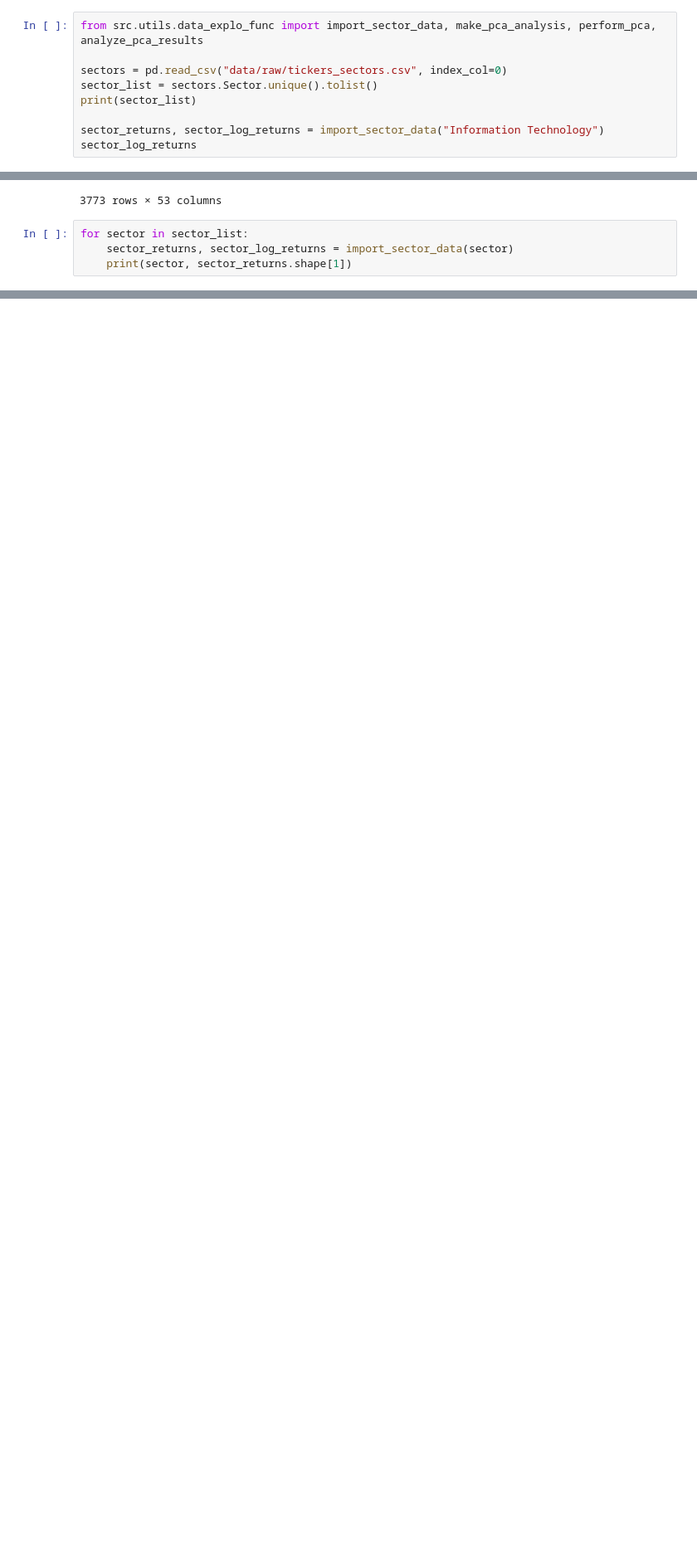
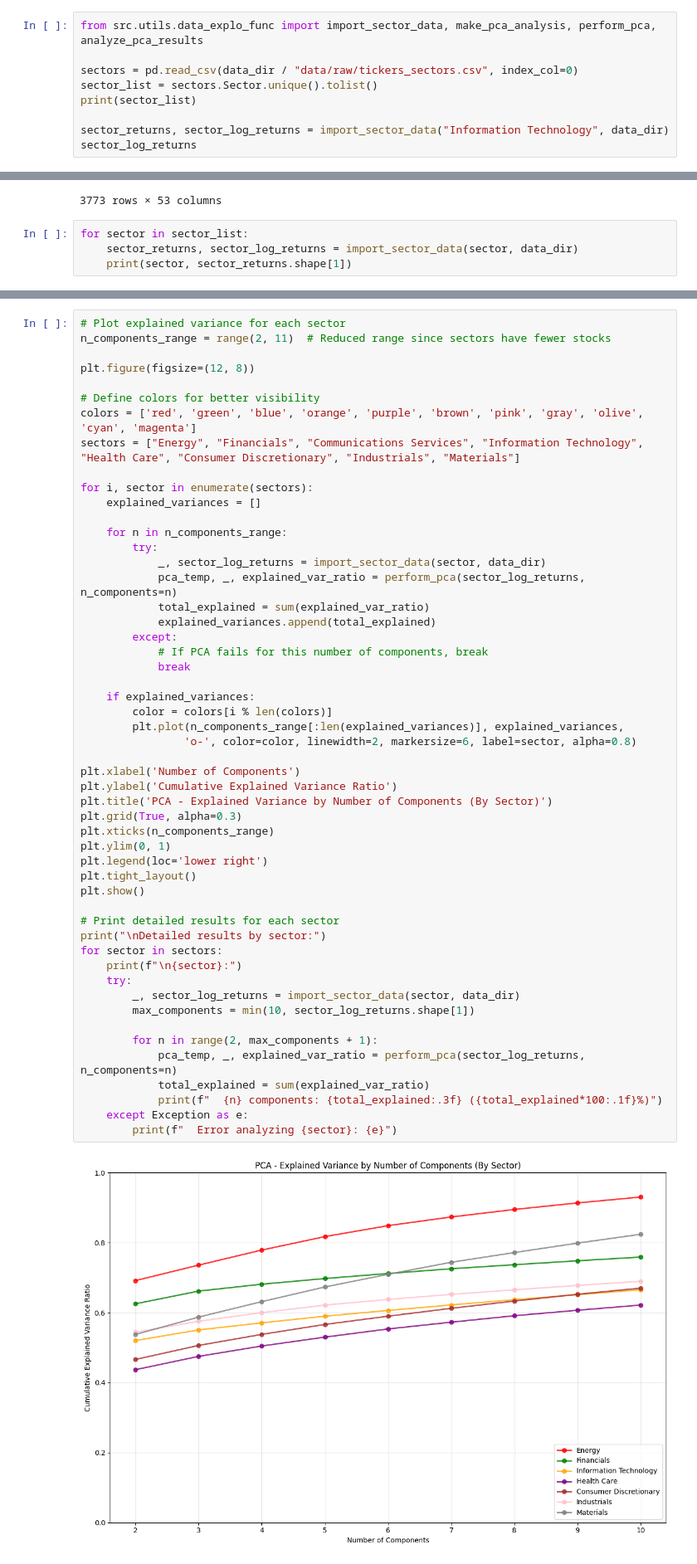
Before and after one commit to etiennechatreaux/DimRed-KAN-Finance, a Jupyter notebook: notebooks/02_data_exploration.ipynb, the cells around one changed output, grey strips where cells are left out. Shown at 83% size. Drawn from its saved outputs; the diff is of its cells as text; blank space fills up the shorter version.

```diff
--- a/notebooks/02_data_exploration.ipynb
+++ b/notebooks/02_data_exploration.ipynb
@@ -30,11 +37,11 @@ After checking, it’s not a stock split — it’s just a macroeconomic event.
 # %%
 from src.utils.data_explo_func import import_sector_data, make_pca_analysis, perform_pca, analyze_pca_results
 
-sectors = pd.read_csv("data/raw/tickers_sectors.csv", index_col=0)
+sectors = pd.read_csv(data_dir / "data/raw/tickers_sectors.csv", index_col=0)
 sector_list = sectors.Sector.unique().tolist()
 print(sector_list)
 
-sector_returns, sector_log_returns = import_sector_data("Information Technology")
+sector_returns, sector_log_returns = import_sector_data("Information Technology", data_dir)
 sector_log_returns
 # %% [output]
 ['Health Care', 'Information Technology', 'Financials', 'Consumer Staples', 'Industrials', 'Utilities', 'Materials', 'Real Estate', 'Consumer Discretionary', 'Energy', 'Communication Services']
@@ -54,7 +61,7 @@ sector_log_returns
 3773 rows × 53 columns
 # %%
 for sector in sector_list:
-    sector_returns, sector_log_returns = import_sector_data(sector)
+    sector_returns, sector_log_returns = import_sector_data(sector, data_dir)
     print(sector, sector_returns.shape[1])
 # %% [output]
 Health Care 53
@@ -100,0 +158,54 @@ Cumulative variance explained: 46.03%
+# %%
+# Plot explained variance for each sector
+n_components_range = range(2, 11)  # Reduced range since sectors have fewer stocks
+
+plt.figure(figsize=(12, 8))
+
+# Define colors for better visibility
+colors = ['red', 'green', 'blue', 'orange', 'purple', 'brown', 'pink', 'gray', 'olive', 'cyan', 'magenta']
+sectors = ["Energy", "Financials", "Communications Services", "Information Technology", "Health Care", "Consumer Discretionary", "Industrials", "Materials"]
+
+for i, sector in enumerate(sectors):
+    explained_variances = []
+
+    for n in n_components_range:
+        try:
+            _, sector_log_returns = import_sector_data(sector, data_dir)
+            pca_temp, _, explained_var_ratio = perform_pca(sector_log_returns, n_components=n)
+            total_explained = sum(explained_var_ratio)
+            explained_variances.append(total_explained)
+        except:
+            # If PCA fails for this number of components, break
+            break
+
+    if explained_variances:
+        color = colors[i % len(colors)]
+        plt.plot(n_components_range[:len(explained_variances)], explained_variances,
+                'o-', color=color, linewidth=2, markersize=6, label=sector, alpha=0.8)
+
+plt.xlabel('Number of Components')
+plt.ylabel('Cumulative Explained Variance Ratio')
+plt.title('PCA - Explained Variance by Number of Components (By Sector)')
+plt.grid(True, alpha=0.3)
+plt.xticks(n_components_range)
+plt.ylim(0, 1)
+plt.legend(loc='lower right')
+plt.tight_layout()
+plt.show()
+
+# Print detailed results for each sector
+print("\nDetailed results by sector:")
+for sector in sectors:
+    print(f"\n{sector}:")
+    try:
+        _, sector_log_returns = import_sector_data(sector, data_dir)
+        max_components = min(10, sector_log_returns.shape[1])
+
+        for n in range(2, max_components + 1):
+            pca_temp, _, explained_var_ratio = perform_pca(sector_log_returns, n_components=n)
+            total_explained = sum(explained_var_ratio)
+            print(f"  {n} components: {total_explained:.3f} ({total_explained*100:.1f}%)")
+    except Exception as e:
+        print(f"  Error analyzing {sector}: {e}")
+# %% [output]
+[figure, added]
```
Also changed, not shown: parts of 13 cells of this notebook, 5 other files.
